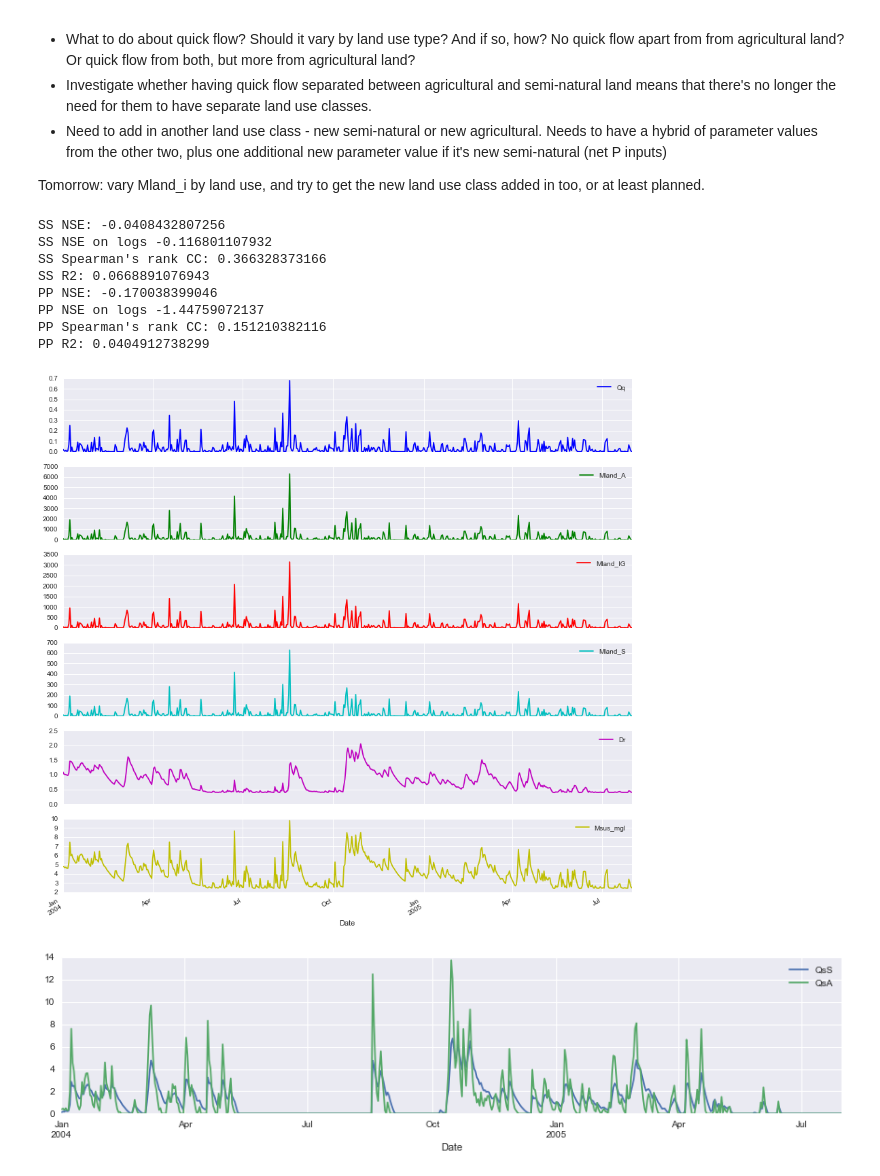
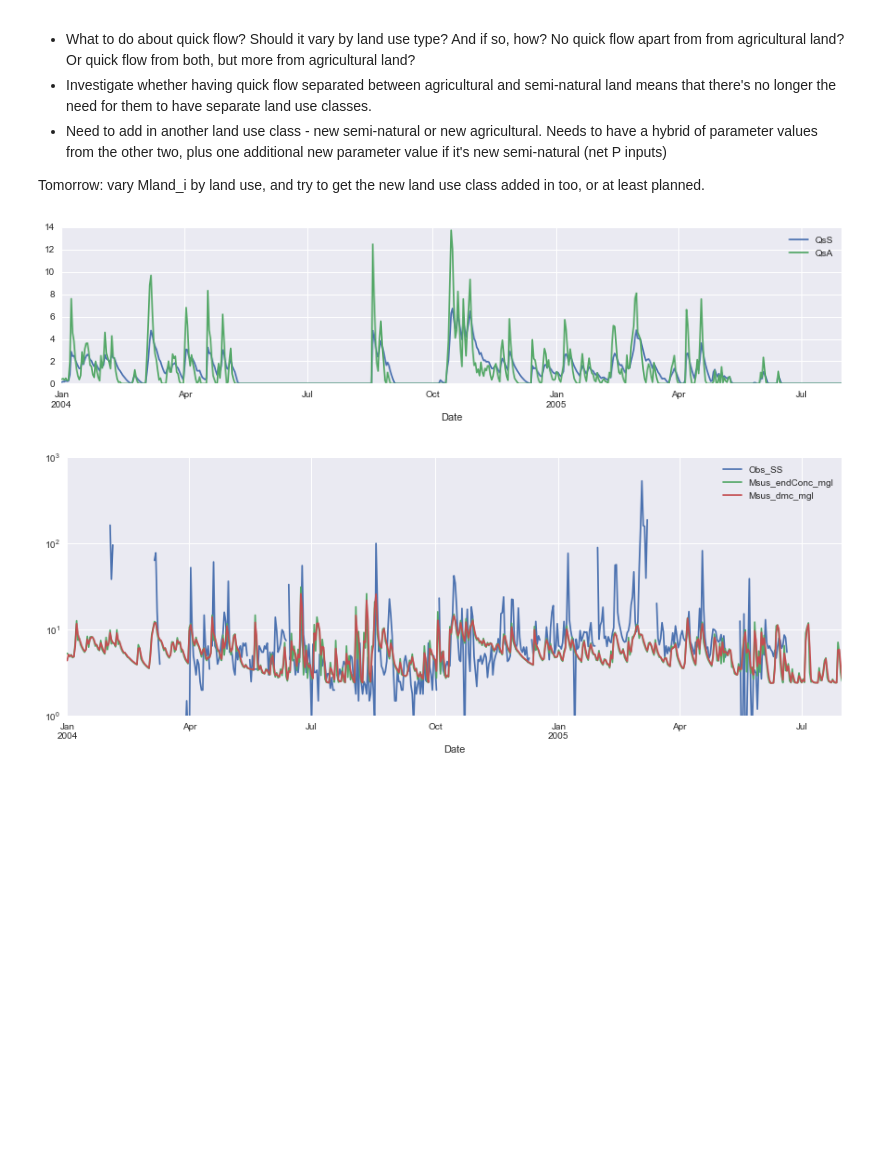
Before and after one commit to JoeyYHT/SimplyP, a Jupyter notebook: notebooks/Main_model_test_code.ipynb, the cells around one changed output. Saved outputs shown, nothing was run; the diff lists cells and outputs as text; code cells hidden in the pictures; blank space fills up the shorter version.

```diff
--- a/notebooks/Main_model_test_code.ipynb
+++ b/notebooks/Main_model_test_code.ipynb
@@ -456,9 +473,19 @@ Qobsdata_fpath = r'C:\Users\lj40184\Desktop\WorkAtHome\ModelInputs\obs_csvs\Coul
 chemObsData_fpath = r'C:\Users\lj40184\Desktop\WorkAtHome\ModelInputs\obs_csvs\WholePeriod\TarChem_R4_SS-P.csv'
 params_fpath = r'C:\Users\lj40184\Desktop\WorkAtHome\ModelInputs\parameters.xlsx'
 
+# Run mode. One of 'cal', 'val' (in future: 'scenario'; not implemented yet). Determines whether the soil
+# sorption coefficient, Kf, is calculated (calibration period) or read in as a parameter (validation period)
+# Scenario mode is the same as validation mode, but observed data is not read in
+run_mode = 'val'  # 'cal', 'val', or 'scenario'
+
 # Simulation period
 st_dt = '2004-01-01'  # Start date
 end_dt = '2005-07-31' # End date
+
+# Model options for whether variables/inputs are dynamic or constant. 'y' or 'n'.
+# ***NB Only the 'Dynamic_EPC0' option is implemented at the moment. Rest are on the 'to do' list.
+dynamic_dict = {'Dynamic_EPC0':'y', 'Dynamic_effluent_inputs': 'n',
+                'Dynamic_terrestrialP_inputs': 'n', 'Dynamic_GW_TDP': 'n'}
 
 # Include snow melt and accumulation module?
 inc_snowmelt = 1
@@ -489,10 +516,6 @@ param_dict = {'A_catch': 51.7, 'f_IG':0.3, 'f_Ar':0.2, 'f_S':0.5, 'L_reach':1000
             # Qg0_init: Initial groundwater flow (mm/day)
             # Qr0_init: Initial in-stream flow (m3/s) (keep constant)
             # PPeff: Effluent PP input (kg P/day). E.g. 'PPeff': 0.1*TDPeff/0.9
-
-# Model options for whether variables/inputs are dynamic or constant. 'y' or 'n'.
-dynamic_dict = {'Dynamic_EPC0':'n', 'Dynamic_effluent_inputs': 'n',
-                'Dynamic_terrestrialP_inputs': 'n', 'Dynamic_GW_TDP': 'n'}
 # %%
 # READ IN INPUT DATA
 # Met data and observations
@@ -562,7 +585,7 @@ else:
     met_df.rename(columns={'Pptn':'P'}, inplace=True)
 
 # Run model. If calibrating, Kf parameter is calculated and output to parameter series
-df, p['Kf'] = P_model_LU(met_df=met_df, p=p, p_LU=p_LU, dynamic_dict=dynamic_dict, run_mode='cal')
+df, Kf = P_model_LU(met_df=met_df, p=p, p_LU=p_LU, dynamic_dict=dynamic_dict, run_mode=run_mode)
 # %%
 # POST-PROCESSING OF MODEL OUTPUT
 
@@ -602,59 +634,54 @@ df = df.sort_index(axis=1)
 # Plot some timeseries
 
 # Internal stuff
 # fig3 = df[['VsA','VsS','QsA','TDPs_A_kgmm', 'Qg','Qr','TDPr_kgmm']].plot(subplots=True,figsize=(15, 10))
 # fig3 = df[['Plabile_mg/kg','EPC0_A_mgl','TDPs_mgl']].plot(subplots=True,figsize=(15, 10))
-fig3 = df[['Qq','Mland_A', 'Mland_IG', 'Mland_S', 'Dr', 'Msus_mgl']].plot(subplots=True,figsize=(15, 15))
+# fig3 = df[['P_labile_A','P_labile_NC', 'EPC0_A_kgmm', 'EPC0_NC_kgmm']].plot(subplots=True,figsize=(15, 15))
 
 # Discharge
 # fig1 = df[['Obs_Q_cumecs', 'Sim_Q_cumecs']].plot(figsize=(15, 3))
 fig1 = df[['QsS', 'QsA']].plot(figsize=(15, 3))
 # df_logs = np.log(df)
 # fig2 = df_logs[['Sim_Q_cumecs', 'Obs_Q_cumecs']].plot(alpha=0.5,figsize=(15, 3))
 
 # Observed & simulated SS conc
-fig4 = df[['Obs_SS', 'Msus_mgl']].plot(figsize=(15,5),logy=True)
+fig4 = df[['Obs_SS', 'Msus_endConc_mgl', 'Msus_dmc_mgl']].plot(figsize=(15,5),logy=True)
 fig4.set_ylim(1)
 # plt.savefig(r'M:\Working\NewModel\ModelOutputs\sed1.png')
 
 # Observed & simulated instream PP conc
-fig6 = df[['Obs_PP', 'PPr_mgl']].plot(figsize=(15,5),logy=True)
+fig6 = df[['Obs_PP', 'PPr_endConc_mgl', 'PPr_dmc_mgl']].plot(figsize=(15,5),logy=True)
 
 # Observed & simulated instream TDP conc
-fig5 = df[['Obs_TDP', 'TDPr_mgl']].plot(figsize=(15,5),logy=False)
+fig5 = df[['Obs_TDP', 'TDPr_endConc_mgl', 'TDPr_dmc_mgl']].plot(figsize=(15,5),logy=False)
+
+# Comparison between instantaneous conc at the end of the time step, and daily mean conc
+# fig = df[['TDPr_endConc_mgl', 'TDPr_dmc_mgl']].plot(figsize=(15,10),color=['r','b'])
 
 # Observed & simulated instream TP conc
-# fig7 = df[['Obs_TP', 'TPr_mgl']].plot(figsize=(15,5),logy=True)
+fig7 = df[['Obs_TP', 'TPr_endConc_mgl', 'TPr_dmc_mgl']].plot(figsize=(15,5),logy=True)
 
 # Print some stats
 key_dict = {('Q','obs'):'Obs_Q_cumecs', ('Q','sim'):'Sim_Q_cumecs',
             ('SS','obs'):'Obs_SS', ('SS','sim'):'Msus_mgl',
             ('TDP','obs'):'Obs_TDP', ('TDP','sim'):'TDPr_mgl',
             ('PP','obs'):'Obs_PP', ('PP','sim'):'PPr_mgl',
             ('TP','obs'):'Obs_TP', ('TP','sim'):'TPr_mgl'}
-for var in ['SS','PP']:
-    obs = df[key_dict[(var,'obs')]]
-    sim = df[key_dict[(var,'sim')]]
-    temp_df = pd.concat([obs,sim],axis=1)
-    log_obs = np.log(obs)
-    log_sim = np.log(sim)
+# for var in ['SS','PP']:
+#     obs = df[key_dict[(var,'obs')]]
+#     sim = df[key_dict[(var,'sim')]]
+#     temp_df = pd.concat([obs,sim],axis=1)
+#     log_obs = np.log(obs)
+#     log_sim = np.log(sim)
 
-    NSE = 1 - (np.sum((obs-sim)**2)/np.sum((obs-np.mean(obs))**2))
-    log_NSE = 1 - (np.sum((log_obs-log_sim)**2)/np.sum((log_obs-np.mean(log_obs))**2))
-    spearmans_r = temp_df.corr(method='spearman')
-    r2 = (temp_df.corr(method='pearson'))**2
-    print "%s NSE:" %var, NSE
-    print "%s NSE on logs" %var, log_NSE
-    print "%s Spearman's rank CC:" %var, spearmans_r[key_dict[(var,'obs')]].ix[1]
-    print "%s R2:" %var, r2[key_dict[(var,'obs')]].ix[1]
+#     NSE = 1 - (np.sum((obs-sim)**2)/np.sum((obs-np.mean(obs))**2))
+#     log_NSE = 1 - (np.sum((log_obs-log_sim)**2)/np.sum((log_obs-np.mean(log_obs))**2))
+#     spearmans_r = temp_df.corr(method='spearman')
+#     r2 = (temp_df.corr(method='pearson'))**2
+#     print "%s NSE:" %var, NSE
+#     print "%s NSE on logs" %var, log_NSE
+#     print "%s Spearman's rank CC:" %var, spearmans_r[key_dict[(var,'obs')]].ix[1]
+#     print "%s R2:" %var, r2[key_dict[(var,'obs')]].ix[1]
 # %% [output]
-SS NSE: -0.0408432807256
-SS NSE on logs -0.116801107932
-SS Spearman's rank CC: 0.366328373166
-SS R2: 0.0668891076943
-PP NSE: -0.170038399046
-PP NSE on logs -1.44759072137
-PP Spearman's rank CC: 0.151210382116
-PP R2: 0.0404912738299
-[figure, old version]
+[figure, new version]
-[figure, old version]
+[figure, new version]
```
Also changed, not shown: parts of 6 cells of this notebook.
